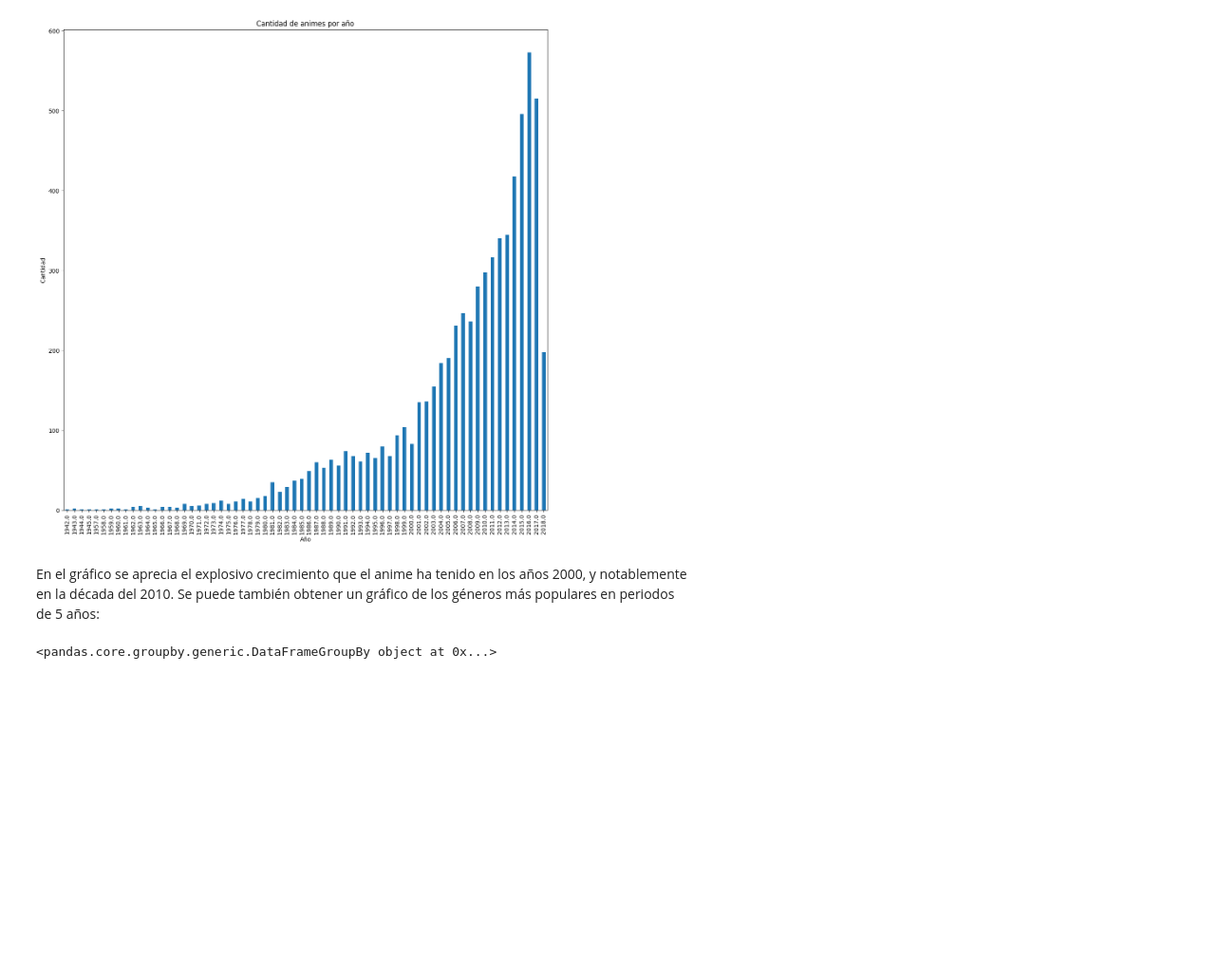
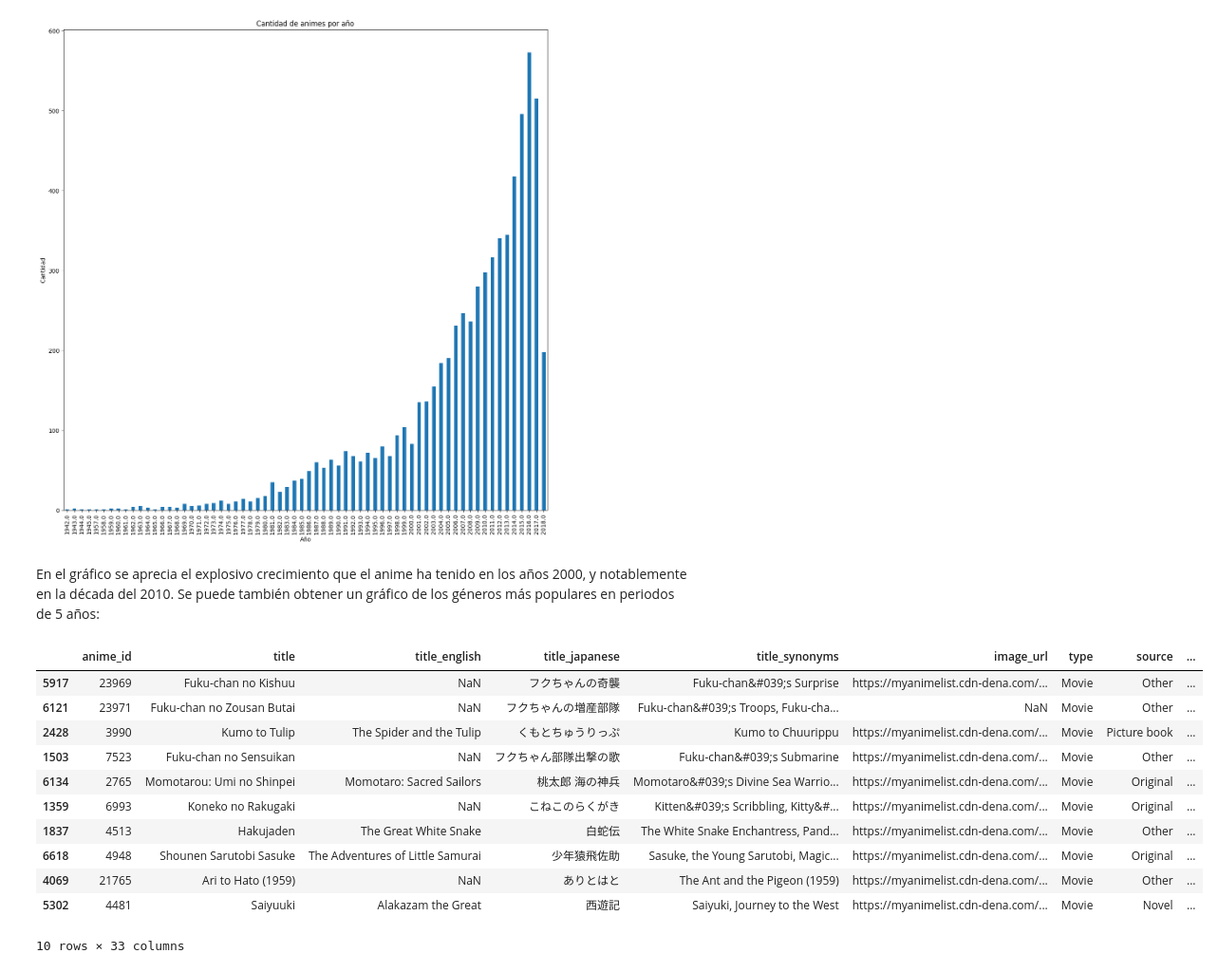
Before and after one commit to bigkwii/CC5205-2022-2-grupo-15, a Jupyter notebook: hito1.ipynb, the cells around one changed output. Shown: that part at 95% size. Drawn from its saved outputs; the diff is of its cells as text; code cells hidden in the pictures; blank space fills up the shorter version.

```diff
--- a/hito1.ipynb
+++ b/hito1.ipynb
@@ -273,5 +281,17 @@ Se puede también obtener un gráfico de los géneros más populares en periodos
 # %%
 # Ordenar por aired_from_year
 anime_cleaned.sort_values("aired_from_year", inplace=True)
+anime_cleaned.head(10)
 # %% [output]
+|  | anime_id | title | title_english | title_japanese | title_synonyms | image_url | type | source | ... |
+| 5917 | 23969 | Fuku-chan no Kishuu | NaN | フクちゃんの奇襲 | Fuku-chan&#039;s Surprise | https://myanimelist.cdn-dena.com/... | Movie | Other | ... |
+| 6121 | 23971 | Fuku-chan no Zousan Butai | NaN | フクちゃんの増産部隊 | Fuku-chan&#039;s Troops, Fuku-cha... | NaN | Movie | Other | ... |
+| 2428 | 3990 | Kumo to Tulip | The Spider and the Tulip | くもとちゅうりっぷ | Kumo to Chuurippu | https://myanimelist.cdn-dena.com/... | Movie | Picture book | ... |
+| 1503 | 7523 | Fuku-chan no Sensuikan | NaN | フクちゃん部隊出撃の歌 | Fuku-chan&#039;s Submarine | https://myanimelist.cdn-dena.com/... | Movie | Other | ... |
+| 6134 | 2765 | Momotarou: Umi no Shinpei | Momotaro: Sacred Sailors | 桃太郎 海の神兵 | Momotaro&#039;s Divine Sea Warrio... | https://myanimelist.cdn-dena.com/... | Movie | Original | ... |
+| 1359 | 6993 | Koneko no Rakugaki | NaN | こねこのらくがき | Kitten&#039;s Scribbling, Kitty&#... | https://myanimelist.cdn-dena.com/... | Movie | Original | ... |
+| 1837 | 4513 | Hakujaden | The Great White Snake | 白蛇伝 | The White Snake Enchantress, Pand... | https://myanimelist.cdn-dena.com/... | Movie | Other | ... |
+| 6618 | 4948 | Shounen Sarutobi Sasuke | The Adventures of Little Samurai | 少年猿飛佐助 | Sasuke, the Young Sarutobi, Magic... | https://myanimelist.cdn-dena.com/... | Movie | Original | ... |
+| 4069 | 21765 | Ari to Hato (1959) | NaN | ありとはと | The Ant and the Pigeon (1959) | https://myanimelist.cdn-dena.com/... | Movie | Other | ... |
+| 5302 | 4481 | Saiyuuki | Alakazam the Great | 西遊記 | Saiyuki, Journey to the West | https://myanimelist.cdn-dena.com/... | Movie | Novel | ... |
-<pandas.core.groupby.generic.DataFrameGroupBy object at 0x...>
+10 rows × 33 columns
```
Also changed, not shown: parts of 2 cells of this notebook.
